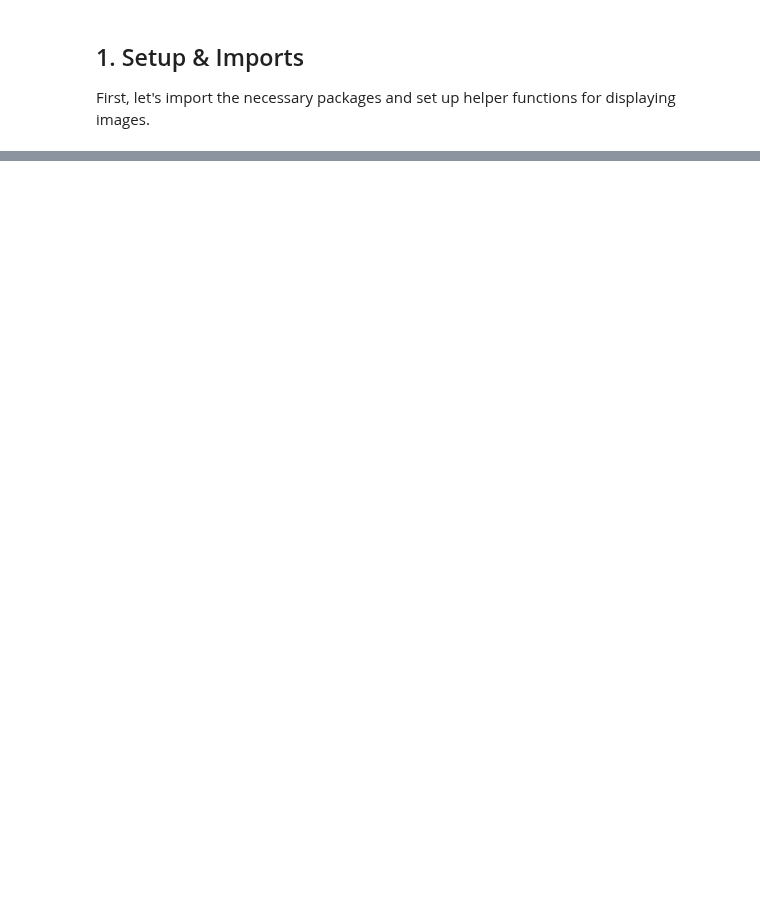
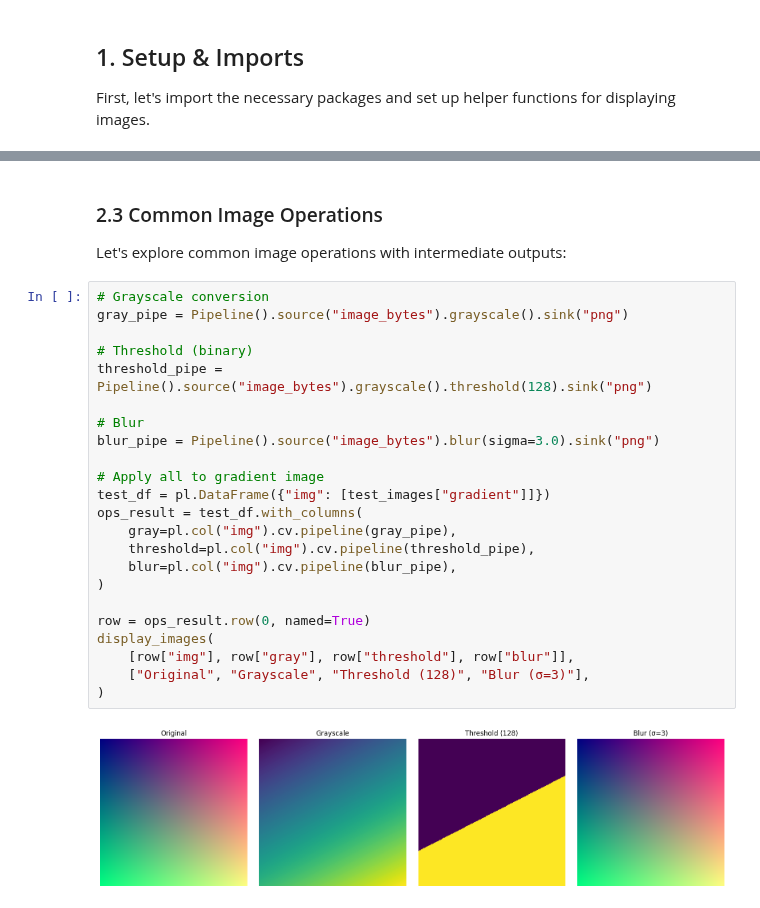
Before and after one commit to heshamdar/polars-cv, a Jupyter notebook: polars-vision/notebooks/demo_comprehensive.ipynb, the cells around one changed output, grey strips where cells are left out. Drawn from its saved outputs; the diff is of its cells as text; blank space fills up the shorter version.

```diff
--- a/polars-vision/notebooks/demo_comprehensive.ipynb
+++ b/polars-vision/notebooks/demo_comprehensive.ipynb
@@ -218,0 +316,29 @@ polars-vision supports three resize filter types:
+# %% [markdown]
+### 2.3 Common Image Operations
+
+Let's explore common image operations with intermediate outputs:
+# %%
+# Grayscale conversion
+gray_pipe = Pipeline().source("image_bytes").grayscale().sink("png")
+
+# Threshold (binary)
+threshold_pipe = Pipeline().source("image_bytes").grayscale().threshold(128).sink("png")
+
+# Blur
+blur_pipe = Pipeline().source("image_bytes").blur(sigma=3.0).sink("png")
+
+# Apply all to gradient image
+test_df = pl.DataFrame({"img": [test_images["gradient"]]})
+ops_result = test_df.with_columns(
+    gray=pl.col("img").cv.pipeline(gray_pipe),
+    threshold=pl.col("img").cv.pipeline(threshold_pipe),
+    blur=pl.col("img").cv.pipeline(blur_pipe),
+)
+
+row = ops_result.row(0, named=True)
+display_images(
+    [row["img"], row["gray"], row["threshold"], row["blur"]],
+    ["Original", "Grayscale", "Threshold (128)", "Blur (σ=3)"],
+)
+# %% [output]
+[figure, added]
```
Also changed, not shown: parts of 72 cells of this notebook, 1 other file.
